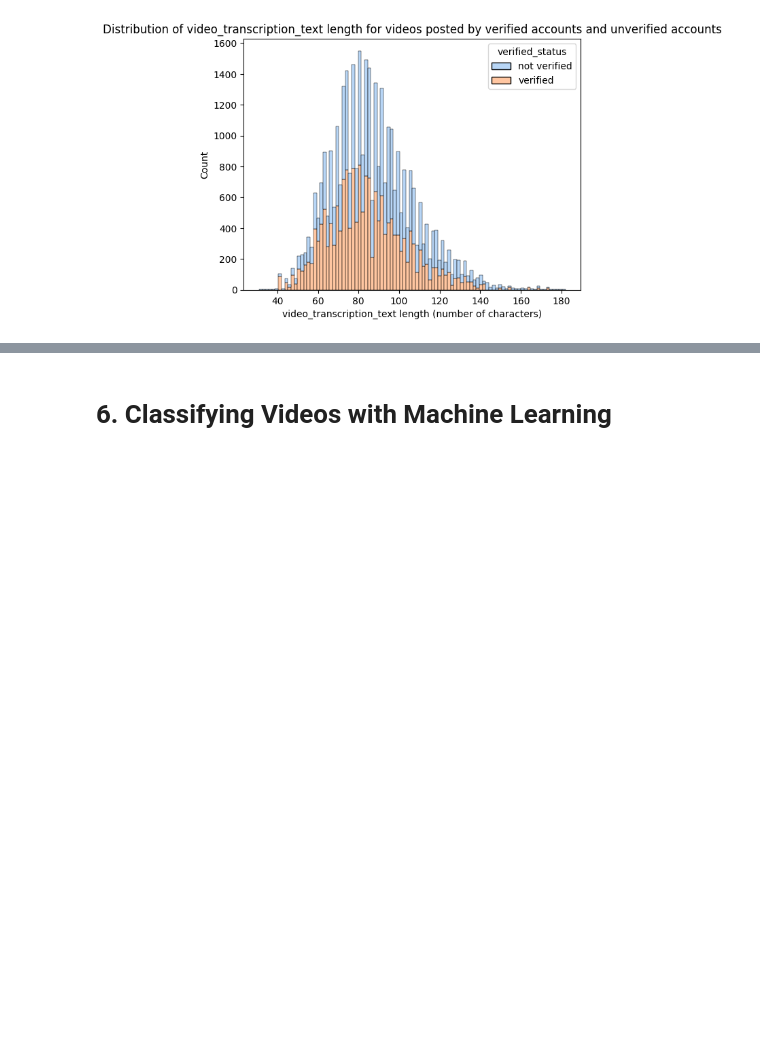
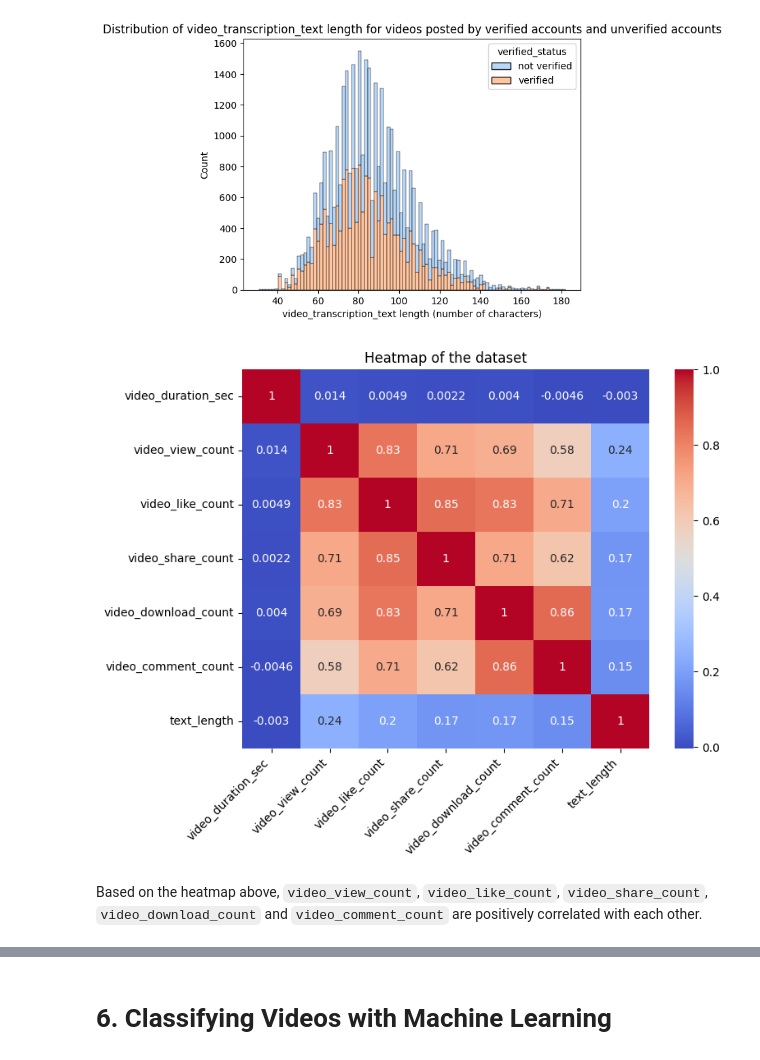
Before and after one commit to hugocheong/tiktok-claims-classification, a Jupyter notebook: claims-project.ipynb, the cells around one changed output, grey strips where cells are left out. Drawn from its saved outputs; the diff is of its cells as text; code cells hidden in the pictures; blank space fills up the shorter version.

```diff
--- a/claims-project.ipynb
+++ b/claims-project.ipynb
@@ -507,3 +508,19 @@ plt.title("Distribution of video_transcription_text length for videos posted by
 plt.show()
 # %% [output]
 [figure]
+# %%
+# Create a correlation matrix
+plt.figure(figsize=(8, 6))
+sns.heatmap(
+    data_upsampled[["video_duration_sec", "claim_status", "author_ban_status", "video_view_count",
+                    "video_like_count", "video_share_count", "video_download_count", "video_comment_count", "text_length"]]
+    .corr(numeric_only=True),
+    annot=True,
+    cmap="coolwarm")
+plt.title("Heatmap of the dataset")
+plt.xticks(rotation = 45, horizontalalignment = "right")
+plt.show()
+# %% [output]
+[figure, added]
+# %% [markdown]
+Based on the heatmap above, `video_view_count`, `video_like_count`, `video_share_count`, `video_download_count` and `video_comment_count` are positively correlated with each other.
```
Also changed, not shown: parts of 34 cells of this notebook.
